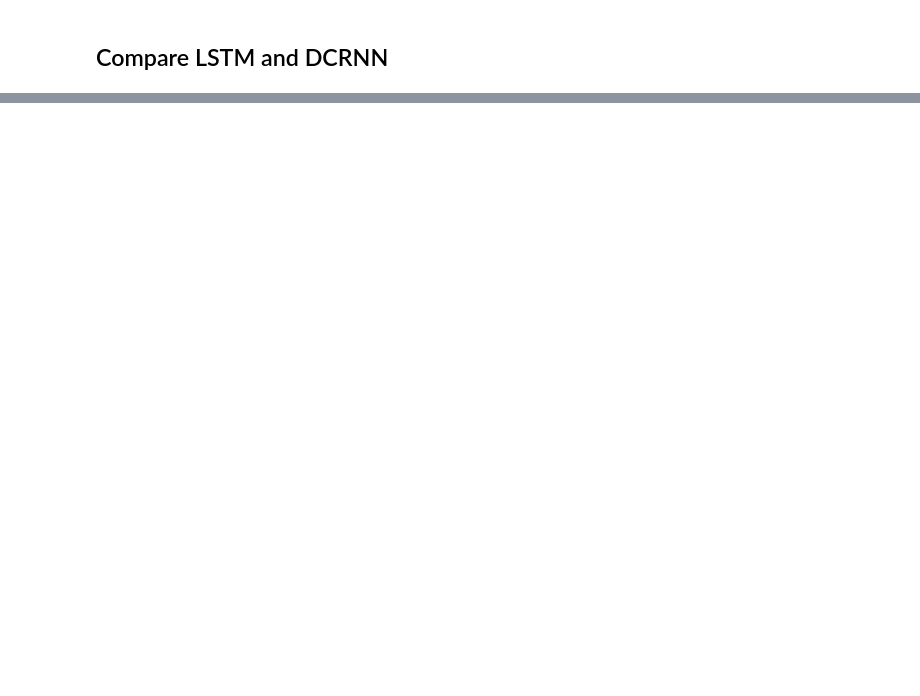
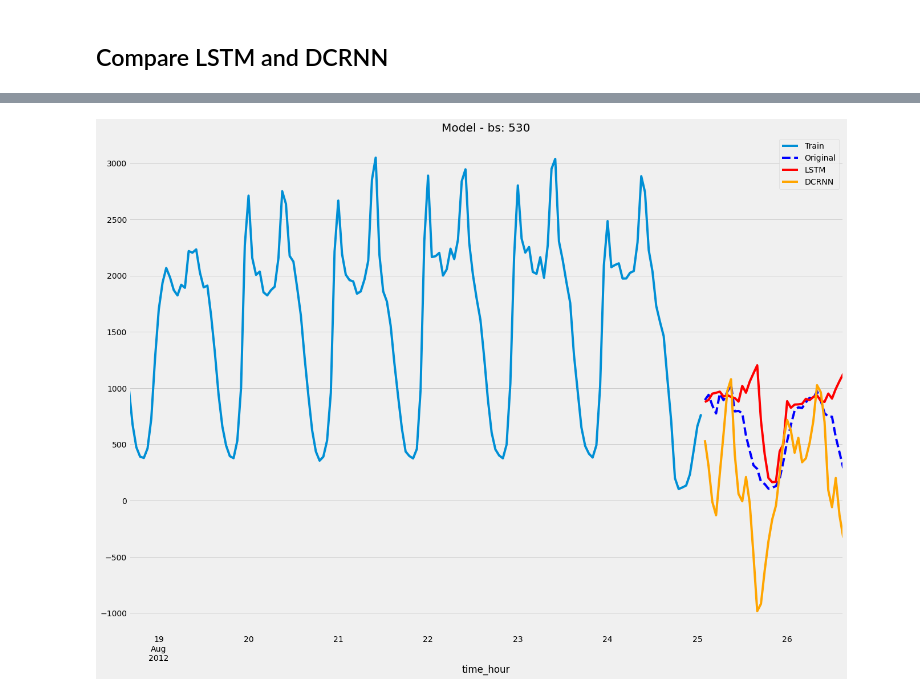
Before and after one commit to lucasBgabriel/traffic_forecasting, a Jupyter notebook: notebooks/LSTM vs DCRNN.ipynb, the cells around one changed output, grey strips where cells are left out. Drawn from its saved outputs; the diff is of its cells as text; code cells hidden in the pictures; blank space fills up the shorter version.

```diff
--- a/notebooks/LSTM vs DCRNN.ipynb
+++ b/notebooks/LSTM vs DCRNN.ipynb
@@ -143 +204,6 @@ plot_compare_models(lstm_pred, dcrnn_pred1, bs)
+# %%
+bs = '530'
+plot_compare_models(lstm_pred12, dcrnn_pred1, bs)
+# %% [output]
+[figure, added]
 # %%
```
Also changed, not shown: parts of 23 cells of this notebook, 1 other file.
